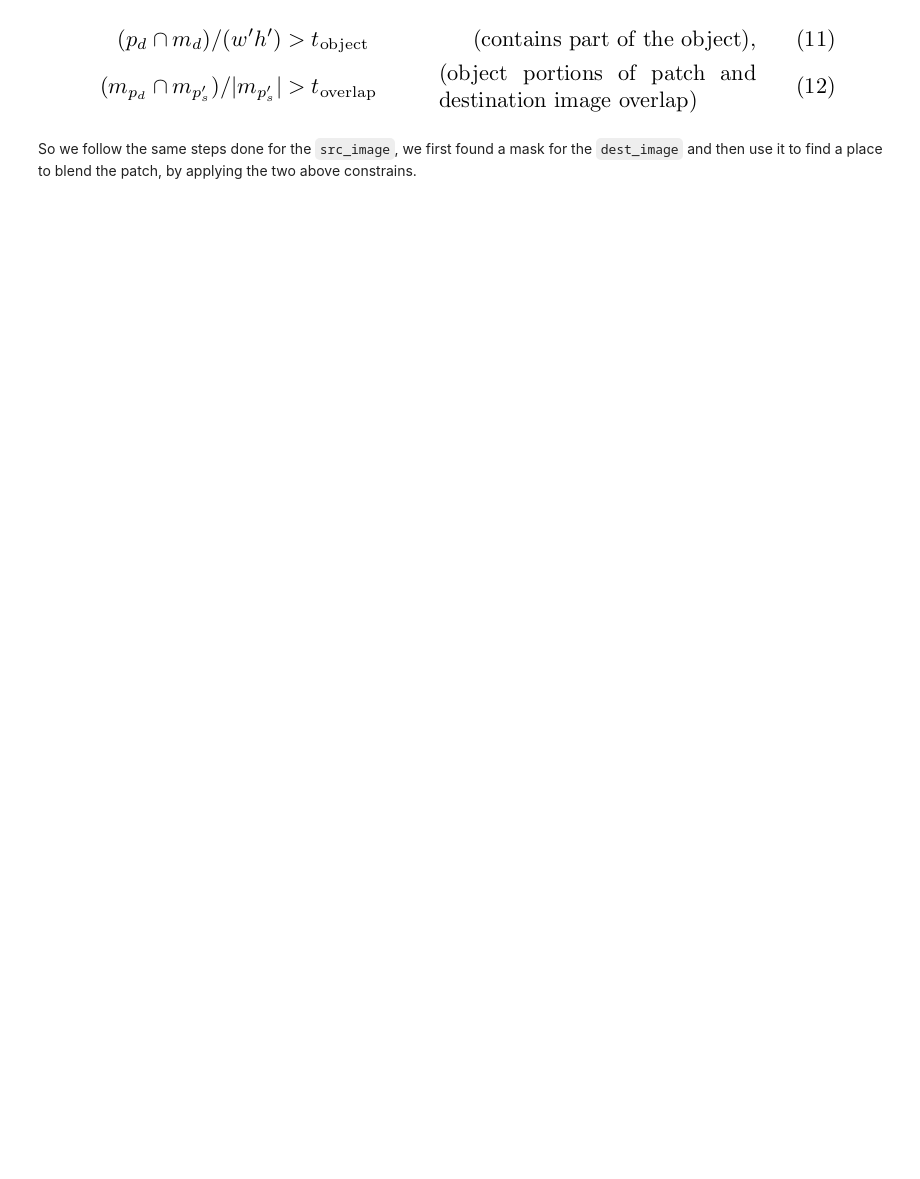
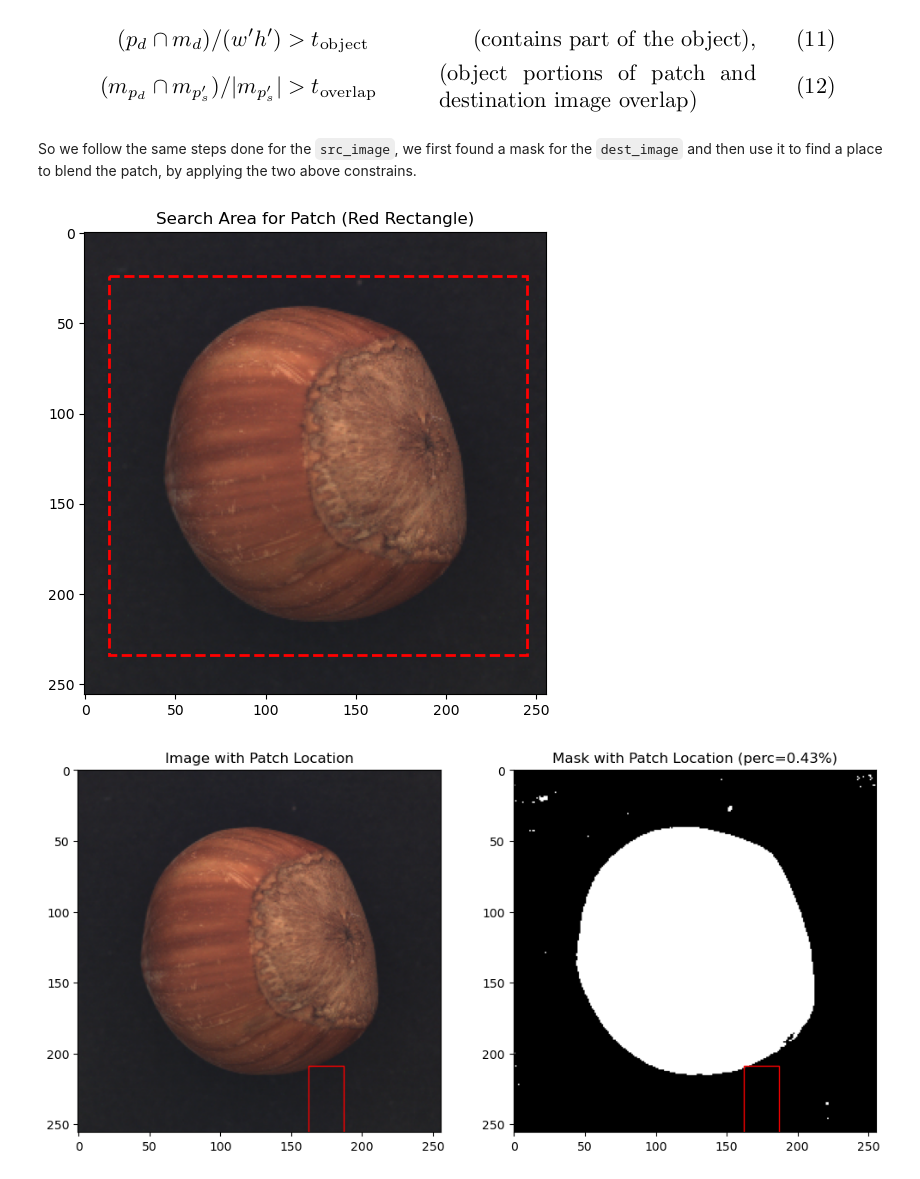
Before and after one commit to thraj/avs7_miniproject, a Jupyter notebook: notebooks/patch_sampling_visualization.ipynb, the cells around one changed output. Saved outputs shown, nothing was run; the diff lists cells and outputs as text; code cells hidden in the pictures; blank space fills up the shorter version.

```diff
--- a/notebooks/patch_sampling_visualization.ipynb
+++ b/notebooks/patch_sampling_visualization.ipynb
@@ -372,13 +370,12 @@ def resize_patch(patch_size, resize_bounds, min_patch_dim, max_patch_dim):
 
     return h, w
 
-
 h_prime, w_prime = resize_patch(patch_size=(h,w), resize_bounds=resize_bounds, min_patch_dim=min_patch_dim, max_patch_dim=max_patch_dim)
 
 print(f'The new patch size after resizing is: {h_prime} x {w_prime}, before was {h} x {w}')
 
-y = centre_y - h//2
-x = centre_x - w//2
+y = src_centre_y - h//2
+x = src_centre_x - w//2
 
 plot_patch_mask(x=x, y=y, patch_size1=(h,w), mask=src_image, patch_size2=(h_prime, w_prime), image=src_image, titles=[f"Patch Size Before Scaling: h={h} x w={w}", f"Patch Size After Scaling: h={h_prime} x w={w_prime}"])
 # %% [output]
@@ -398,3 +395,55 @@ In the second constrain it is required that a minimum of overlap happens between
 ![image.png](attachment:image.png)
 # %% [markdown]
 So we follow the same steps done for the `src_image`, we first found a mask for the `dest_image` and then use it to find a place to blend the patch, by applying the two above constrains.
+# %%
+def check_overlap_objects(y, x, patch_size, dest_mask, src_mask, src_patch_centre, min_overlap=0.25):
+
+    y_src = src_patch_centre[0] - patch_size[0]//2
+    x_src = src_patch_centre[1] - patch_size[1]//2
+
+    patch_mask = src_mask[y_src:y_src+patch_size[0], x_src:x_src+patch_size[1]]
+    location_mask = dest_mask[y:y+patch_size[0], x:x+patch_size[1]]
+
+    return np.logical_and(patch_mask, location_mask).sum() / np.sum(patch_mask/255) > min_overlap
+
+
+def get_dest_centre(destination_image, src_mask, dest_mask, patch_size, src_patch_centre, agco_threshold=None, verbose:bool=False,
+                     min_object_ratio=0.25, max_iterations=100):
+
+    dest_image_shape = destination_image.shape
+
+    if agco_threshold:
+        y_range = dest_image_shape[0] - patch_size[0], agco_threshold
+        x_range = patch_size[1]//2+1, dest_image_shape[1] - patch_size[1]//2+1
+
+    else:
+        y_range = patch_size[0]//2+1, dest_image_shape[0] - patch_size[0]//2+1
+        x_range = patch_size[1]//2+1, dest_image_shape[1] - patch_size[1]//2+1
+
+    if verbose==1: plot_rectangule_img(rect_coods=(y_range,x_range), image=destination_image)
+
+    found_patch=False
+    idx=0
+    while (not found_patch) and (idx!=max_iterations):
+
+        centre_y = random.randint(y_range[0], y_range[1]) # H
+        centre_x = random.randint(x_range[0], x_range[1]) # W
+
+        # find the region in the mask
+        y = centre_y - patch_size[0]//2
+        x = centre_x - patch_size[1]//2
+
+        # constrains
+        found_patch, object_ratio = check_contains_object(x=x, y=y, patch_size=patch_size, min_object_ratio=min_object_ratio, mask=dest_mask)
+        found_patch &= check_overlap_objects(y=y, x=x, patch_size=patch_size, src_patch_centre=src_patch_centre, dest_mask=dest_mask, src_mask=src_mask, min_overlap=0.25)
+
+        if verbose==1: plot_patch_mask(x=x,y=y,patch_size1=patch_size, mask=dest_mask, image=destination_image, titles=["Image with Patch Location", f"Mask with Patch Location (perc={round(object_ratio*100, 2)}%)"])
+
+        idx += 1
+
+    return centre_y, centre_x
+
+dest_centre_y, dest_centre_x = get_dest_centre(destination_image=dest_image, src_mask=src_mask, dest_mask=dest_mask, patch_size=(h_prime, w_prime), src_patch_centre=(src_centre_y, src_centre_x), agco_threshold=False, verbose=1, min_object_ratio=0.25, max_iterations=100)
+# %% [output]
+[figure, added]
+[figure, added]
```
Also changed, not shown: parts of 14 cells of this notebook.
